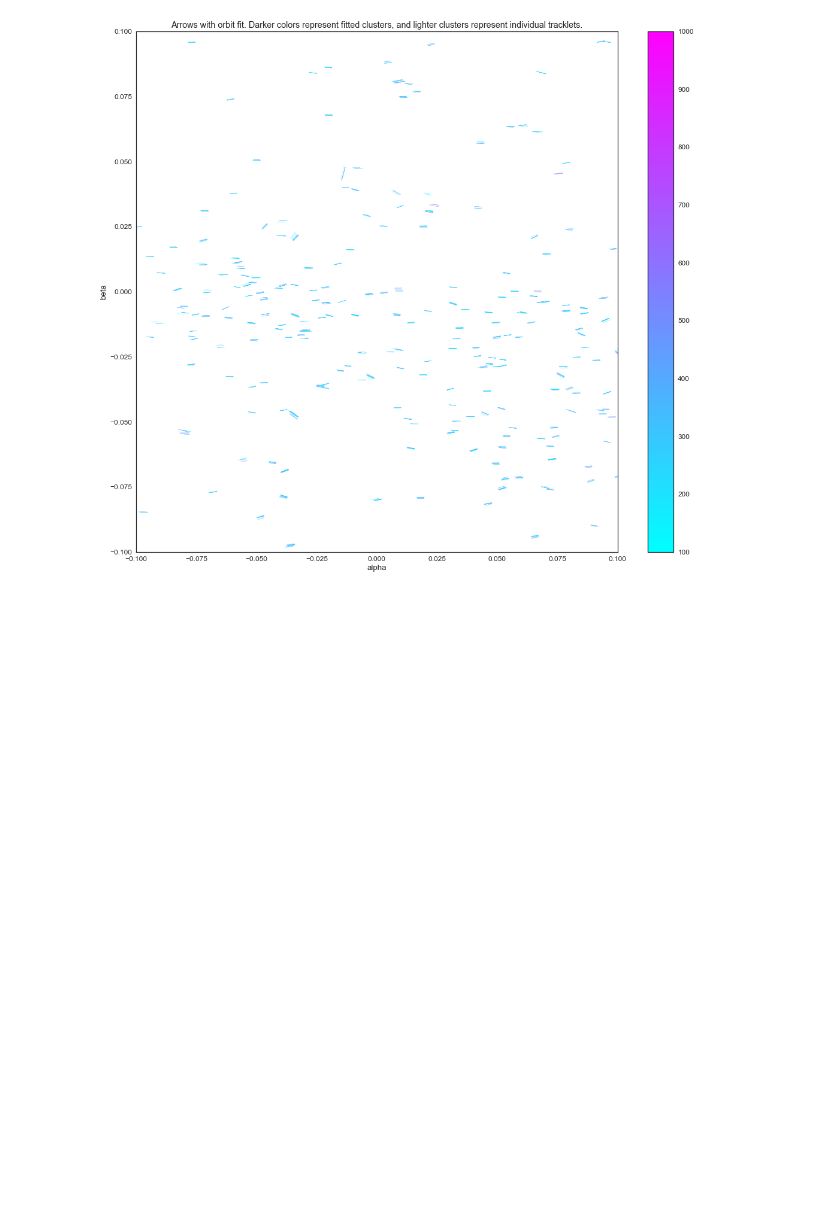
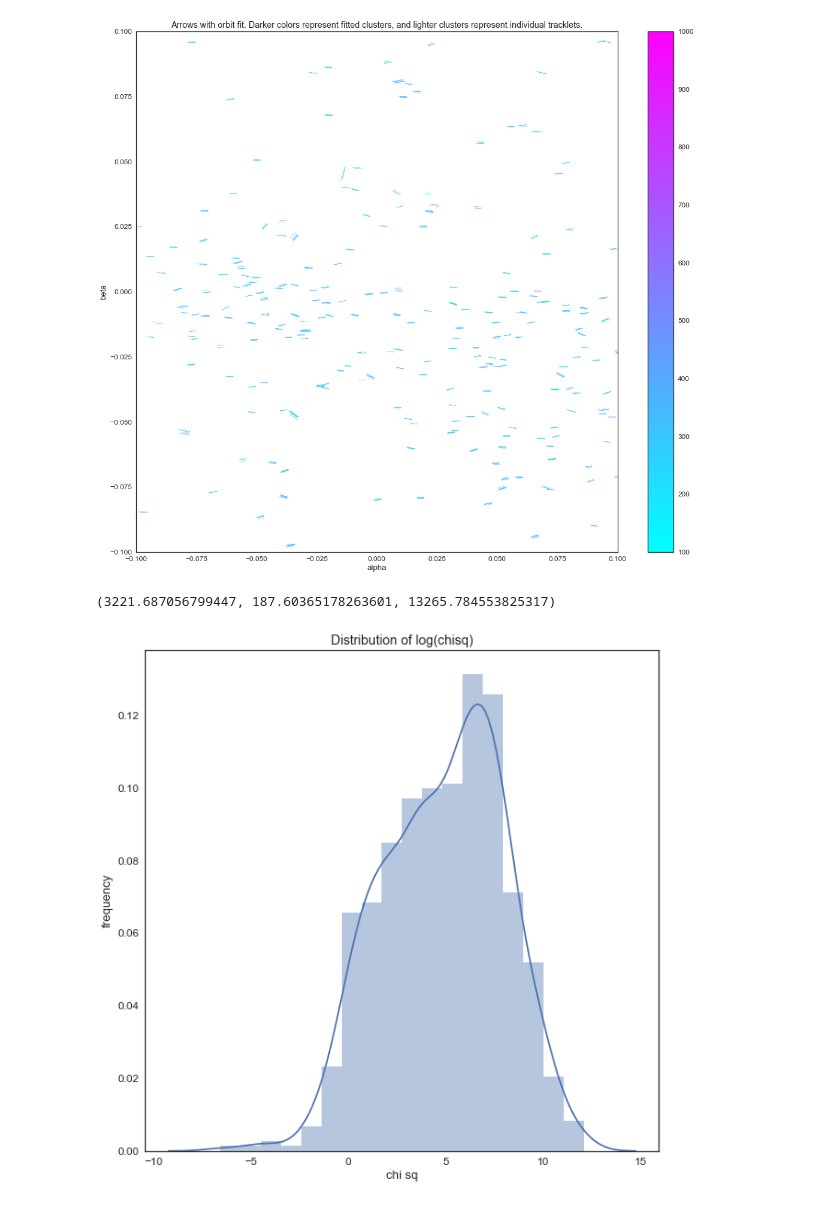
Before and after one commit to pblankley/itf_linking, a Jupyter notebook: linkitf/orbit_fitting.ipynb, the cells around one changed output. Saved outputs shown, nothing was run; the diff lists cells and outputs as text; code cells hidden in the pictures; blank space fills up the shorter version.

Commit message:
add vis for chi sq distribution to notebook

```diff
--- a/linkitf/orbit_fitting.ipynb
+++ b/linkitf/orbit_fitting.ipynb
@@ -247,3 +249,19 @@ cl = imp.reload(cl)
 cl.visualize(par_results,agg_dict,po,util.lunation_center(n))
 # %% [output]
 [figure]
+# %%
+chir = np.array(chi_res)
+ch_one_sd = [i for i in chir if i<(chir.mean()+chir.std())]
+# %%
+chir.mean(), np.median(chir), chir.std()
+# %% [output]
+(3221.687056799447, 187.60365178263601, 13265.784553825317)
+# %%
+fig,ax = plt.subplots(figsize=(10,10))
+sns.distplot(np.log(chir))
+plt.title('Distribution of log(chisq)')
+plt.xlabel('chi sq')
+plt.ylabel('frequency')
+plt.show()
+# %% [output]
+[figure, added]
```
Also changed, not shown: parts of 4 cells of this notebook, 8 other files.
